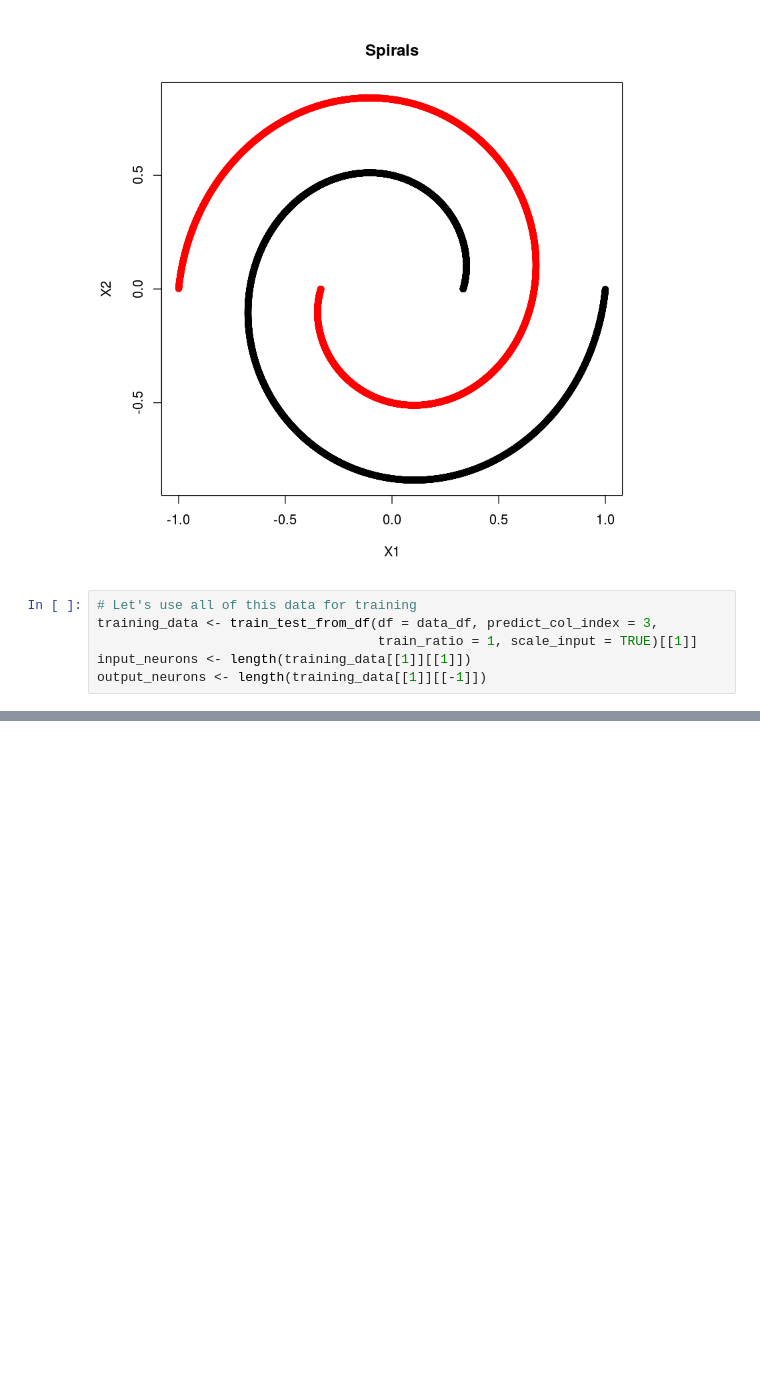
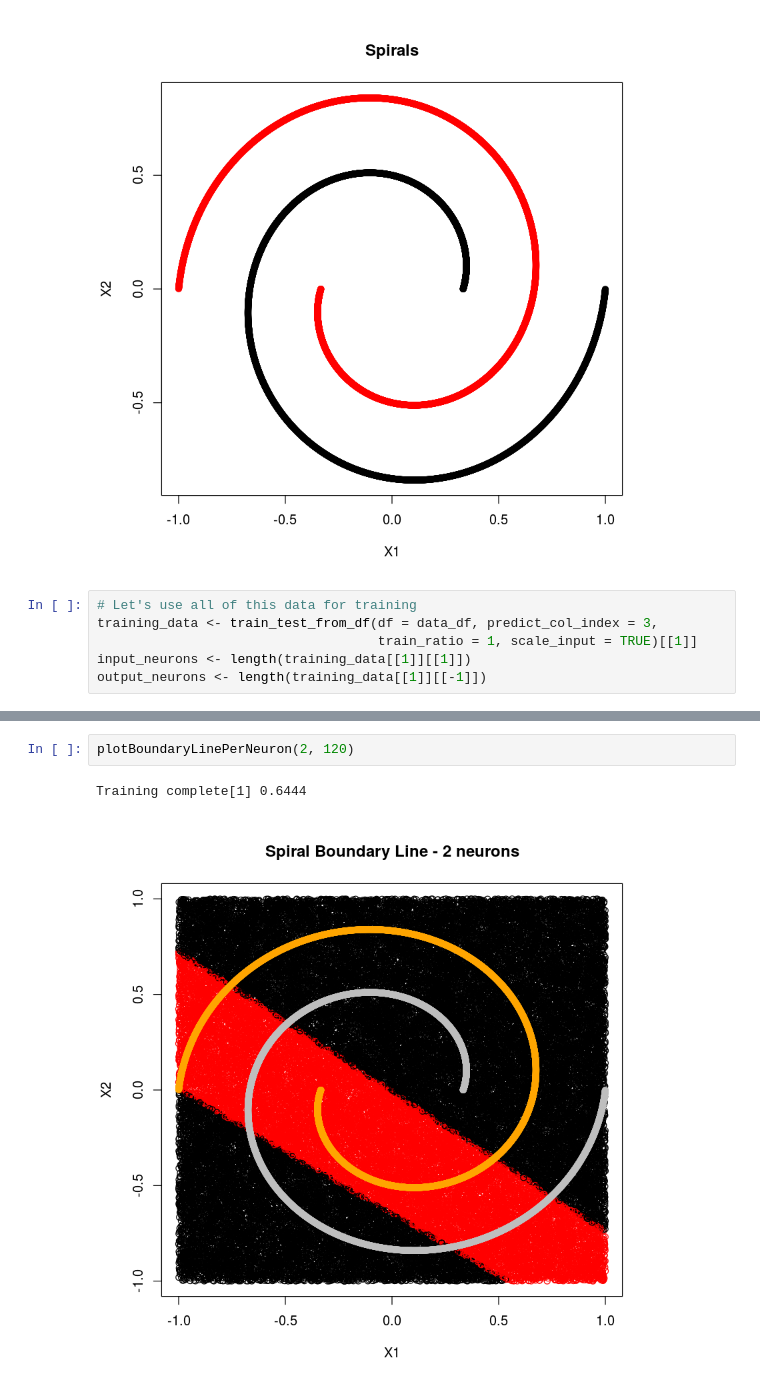
Before and after one commit to ilkarman/DemoNeuralNet, a Jupyter notebook: 03_NeuralNet.ipynb, the cells around one changed output, grey strips where cells are left out. Saved outputs shown, nothing was run; the diff lists cells and outputs as text; blank space fills up the shorter version.

```diff
--- a/03_NeuralNet.ipynb
+++ b/03_NeuralNet.ipynb
@@ -567,0 +552,5 @@ Training complete[1] 0.5
+# %%
+plotBoundaryLinePerNeuron(2, 120)
+# %% [output]
+Training complete[1] 0.6444
+[figure, added]
```
Also changed, not shown: parts of 16 cells of this notebook.
